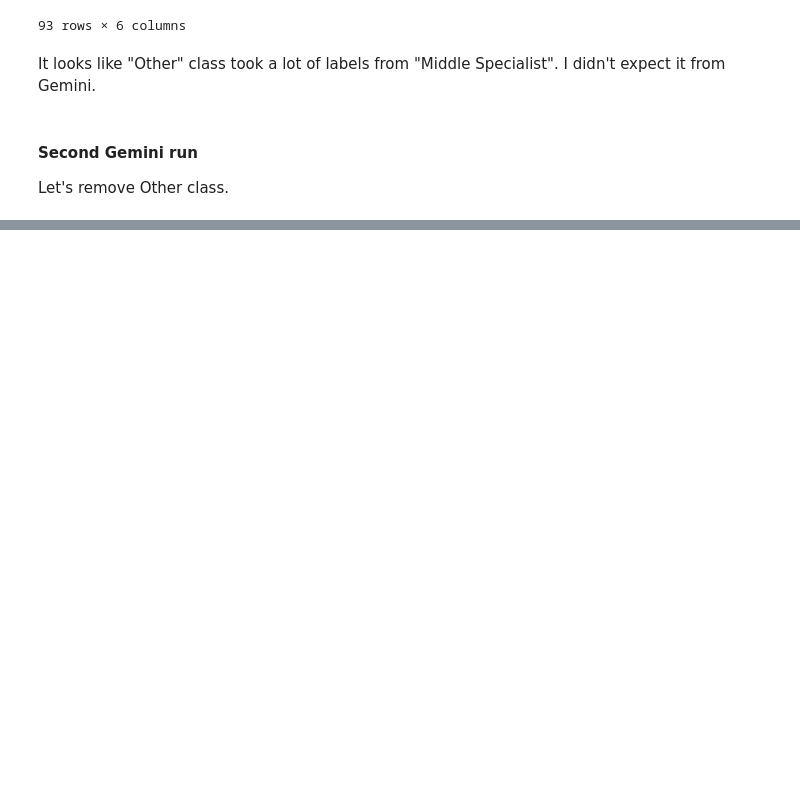
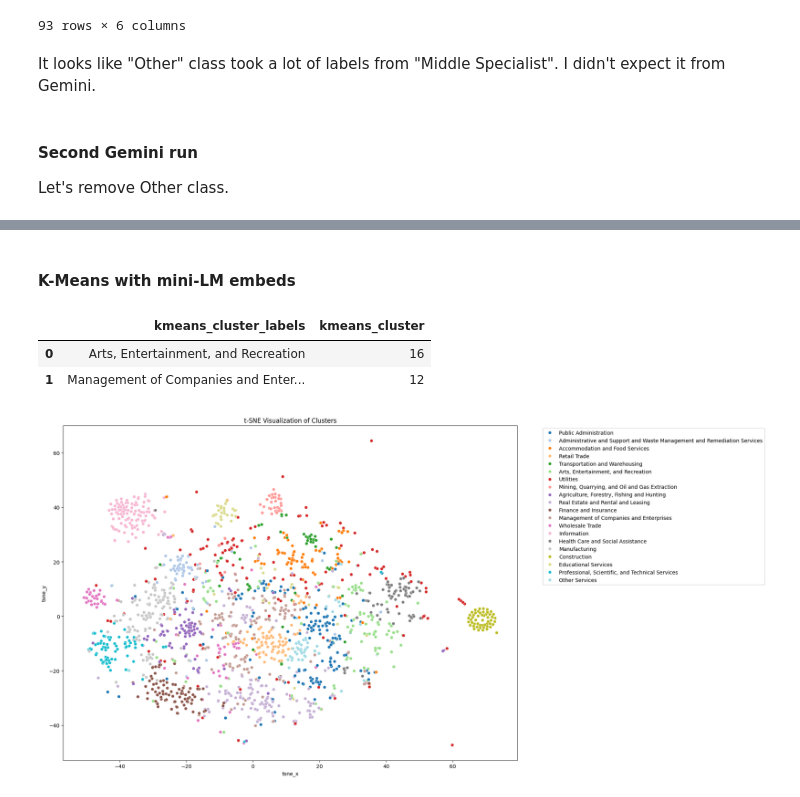
Before and after one commit to aulasau/Interview-Test-Assignments, a Jupyter notebook: 2025-05 senior data scientist/research.ipynb, the cells around one changed output, grey strips where cells are left out. Cells and saved outputs as stored; diff of their text form; code cells hidden in the pictures; blank space fills up the shorter version.

```diff
--- a/2025-05 senior data scientist/research.ipynb
+++ b/2025-05 senior data scientist/research.ipynb
@@ -1195,0 +1544,46 @@ for title in tqdm(golden_df.job_title.values):
+# %% [markdown]
+#### K-Means with mini-LM embeds
+# %%
+from sklearn.cluster import KMeans
+
+kmeans = KMeans(n_clusters=len(naics), init=naics_embeddings)
+kmean_clusterizer = kmeans.fit(embeddings)
+# %%
+united_df = united_df.reset_index()
+united_df = united_df.drop('index', axis=1)
+# %%
+united_df['kmeans_cluster'] = kmean_clusterizer.labels_.astype(int)
+united_df['kmeans_cluster_labels'] = united_df['kmeans_cluster'].map(lambda x: naics[x])
+united_df[['kmeans_cluster_labels', 'kmeans_cluster']][:2]
+# %% [output]
+|  | kmeans_cluster_labels | kmeans_cluster |
+| 0 | Arts, Entertainment, and Recreation | 16 |
+| 1 | Management of Companies and Enter... | 12 |
+# %%
+sampled_df = united_df.sample(n=2000, random_state=19).reset_index(drop=True)
+
+embedding_cols = [col for col in sampled_df.columns if col.startswith('emb_')]
+embeddings = sampled_df[embedding_cols].values
+
+
+
+tsne = TSNE(n_components=2, random_state=42)
+embeddings_2d = tsne.fit_transform(embeddings)
+
+# Create a new DataFrame for the t-SNE results
+tsne_df = pd.DataFrame(data=embeddings_2d, columns=['tsne_x', 'tsne_y'])
+
+# Concatenate the t-SNE results with the original DataFrame
+tsne_df = pd.concat([sampled_df, tsne_df], axis=1)
+# %%
+# Plot the clusters using seaborn
+plt.figure(figsize=(20, 10))
+sns.scatterplot(x='tsne_x', y='tsne_y', hue='kmeans_cluster_labels', data=tsne_df, palette='tab20', legend='full')
+plt.title('t-SNE Visualization of Clusters')
+# plt.show()
+
+plt.legend(bbox_to_anchor=(1.05, 1), loc='upper left')
+plt.tight_layout()
+plt.show()
+# %% [output]
+[figure, added]
```
Also changed, not shown: parts of 63 cells of this notebook.
